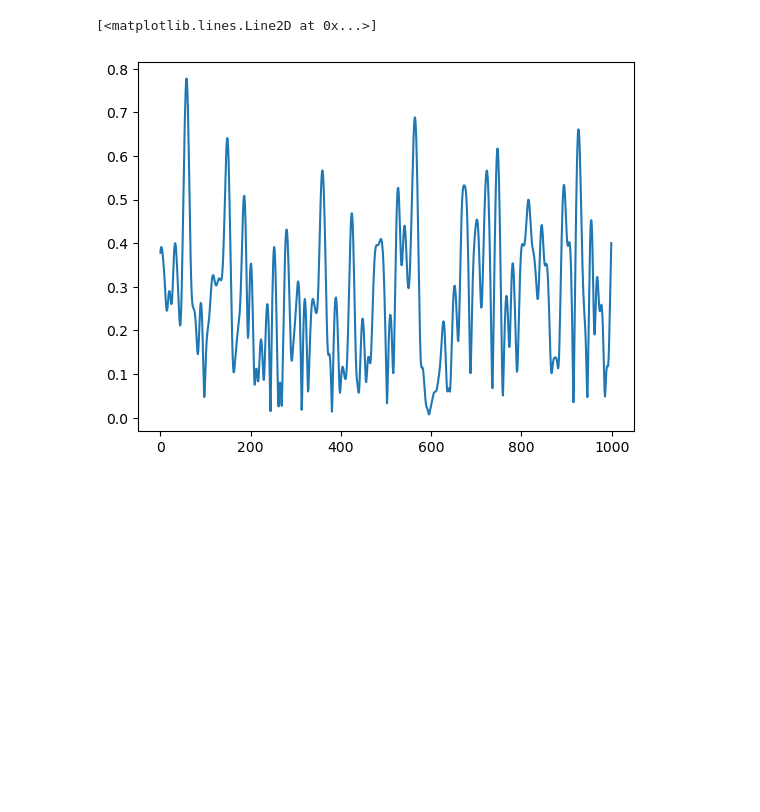
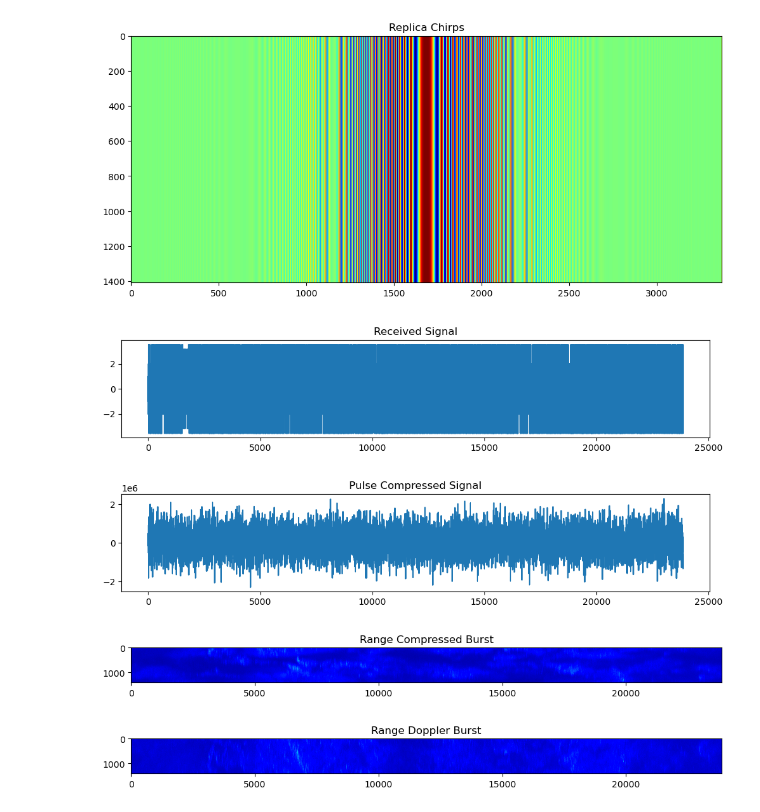
Before and after one commit to AndrewPlayer3/sar_processing, a Jupyter notebook: s1_level0/pulse_analysis.ipynb, the cells around one changed output. Drawn from its saved outputs; the diff is of its cells as text; code cells hidden in the pictures; blank space fills up the shorter version.

Commit message:
s1 pulse analysis

```diff
--- a/s1_level0/pulse_analysis.ipynb
+++ b/s1_level0/pulse_analysis.ipynb
@@ -33,10 +90,31 @@ Complex Samples: [-1.822137 +1.822137j -5.468415 -5.468415j  1.822137 +5.468415j
 # %%
-txpsf = secondary_header['tx_pulse_start_frequency']
-txprr = secondary_header['tx_ramp_rate']
-txpl = secondary_header['pulse_length']
-phi_1 = txpsf - (txprr * (-txpl / 2))
-phi_2 = txprr / 2
-num_samples = complex_samples.shape[0]
-t = np.linspace(-0.5 * txpl, (0.5 * txpl), num_samples)
-coefs = np.hamming(num_samples)
-chirp = (1 / num_samples) * np.exp(2 * pi * 1j * (phi_1 * t + phi_2 * (t**2)))
+range_decimation_list = [
+    112.6041667,
+    100.0925926,
+    0.000000000,
+    83.41049387,
+    66.72839509,
+    56.30208336,
+    50.04629632,
+    25.02314816,
+    64.34523813,
+    46.91840280,
+    17.32371796,
+    54.59595962
+]
+
+def get_replica_chirps(packets):
+    replica_chirps = []
+    for packet in packets:
+        secondary_header = packet.get_secondary_header()
+        range_decimation = secondary_header['range_decimation']
+        txpsf = secondary_header['tx_pulse_start_frequency']
+        txprr = secondary_header['tx_ramp_rate']
+        txpl  = secondary_header['pulse_length']
+        phi_1 = txpsf - (txprr * (-txpl / 2))
+        phi_2 = txprr / 2
+        fs = int(np.floor(range_decimation_list[range_decimation] * txpl))
+        t = np.linspace(-0.5 * txpl, (0.5 * txpl), fs)
+        chirp = (1 / fs) * np.exp(2 * pi * 1j * (phi_1 * t + phi_2 * (t**2)))
+        replica_chirps.append(chirp)
+    return np.asarray(replica_chirps)
@@ -56,5 +121,6 @@ plt.plot(chirp.real)
-# %%
-plt.plot(norm[0:1000])
-# %% [output]
-[<matplotlib.lines.Line2D at 0x...>]
-[figure, removed]
+# %%
+replica_chirps = get_replica_chirps(burst)
+# %%
+plot_signals(replica_chirps.real, title="Replica Chirps")
+# %% [output]
+[figure, added]
@@ -60,0 +159,6 @@ plt.plot(norm[0:1000])
+# %%
+plot_signal(signals[0].real, title="Received Signal")
+plot_signal(pulse_compressed_signal.real, title="Pulse Compressed Signal")
+# %% [output]
+[figure, added]
+[figure, added]
@@ -60,0 +174,4 @@ plt.plot(norm[0:1000])
+# %%
+plot_signals(np.abs(range_compressed_burst) / np.max(np.abs(range_compressed_burst)), title="Range Compressed Burst")
+# %% [output]
+[figure, added]
@@ -60,0 +180,4 @@ plt.plot(norm[0:1000])
+# %%
+plot_signals(np.abs(range_doppler_burst) / np.max(np.abs(range_doppler_burst)), title="Range Doppler Burst")
+# %% [output]
+[figure, added]
```
Also changed, not shown: parts of 22 cells of this notebook.
